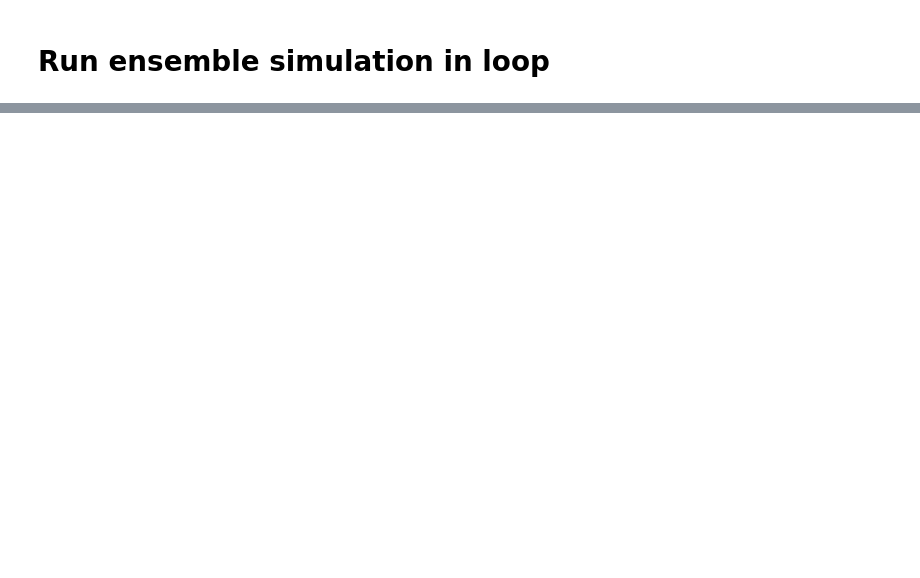
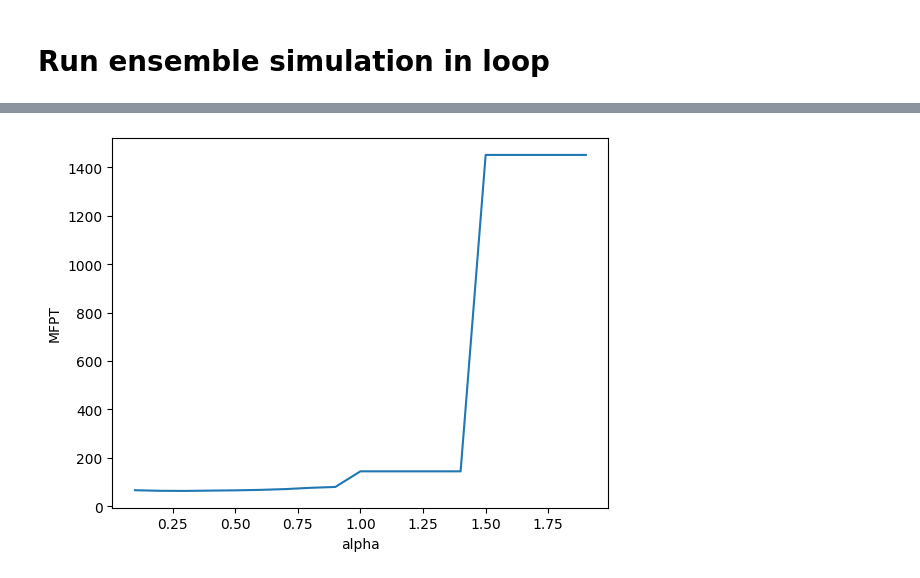
Before and after one commit to anuszka/fitnesslandscapestudent, a Jupyter notebook: LevyFlight11.ipynb, the cells around one changed output, grey strips where cells are left out. Saved outputs shown, nothing was run; the diff lists cells and outputs as text; code cells hidden in the pictures; blank space fills up the shorter version.

Commit message:
Plotting

```diff
--- a/LevyFlight11.ipynb
+++ b/LevyFlight11.ipynb
@@ -31,2 +28,21 @@ sh: 1: ./LevyFlight.run: not found
 
 outT5e+03N5e+03dt1e-01alpha2e+00_ensemble.csv saved
+# %%
+import numpy as np
+import pandas as pd
+import matplotlib.pyplot as plt
+
+from settings import init
+from types import SimpleNamespace
+from fpt_helpers import get_fpt_mean_sd
+
+params=init()
+n = SimpleNamespace(**params)
+data=[]
+for n.alpha in np.arange(n.alpha_min,n.alpha_max,n.alpha_step):
+    output_data_file=f"outT{n.T1:.0e}N{n.Ntraj1:.0e}dt{n.dt1:.0e}alpha{n.alpha:.0e}_ensemble.csv"
+    mean_fpt, sd_fpt=get_fpt_mean_sd(output_path=n.output_dir+output_data_file)
+    data.append([n.alpha, mean_fpt,sd_fpt])
+
+mfptdf=pd.DataFrame(data, columns=['alpha', 'mean_fpt','sd_fpt'])
+mfptdf
@@ -32,0 +76,8 @@ outT5e+03N5e+03dt1e-01alpha2e+00_ensemble.csv saved
+# %%
+fig,ax=plt.subplots(1,1)
+ax.plot(mfptdf['alpha'],mfptdf['mean_fpt'])
+ax.set_xlabel('alpha')
+ax.set_ylabel('MFPT')
+plt.show()
+# %% [output]
+[figure, added]
```
Also changed, not shown: parts of 4 cells of this notebook.
